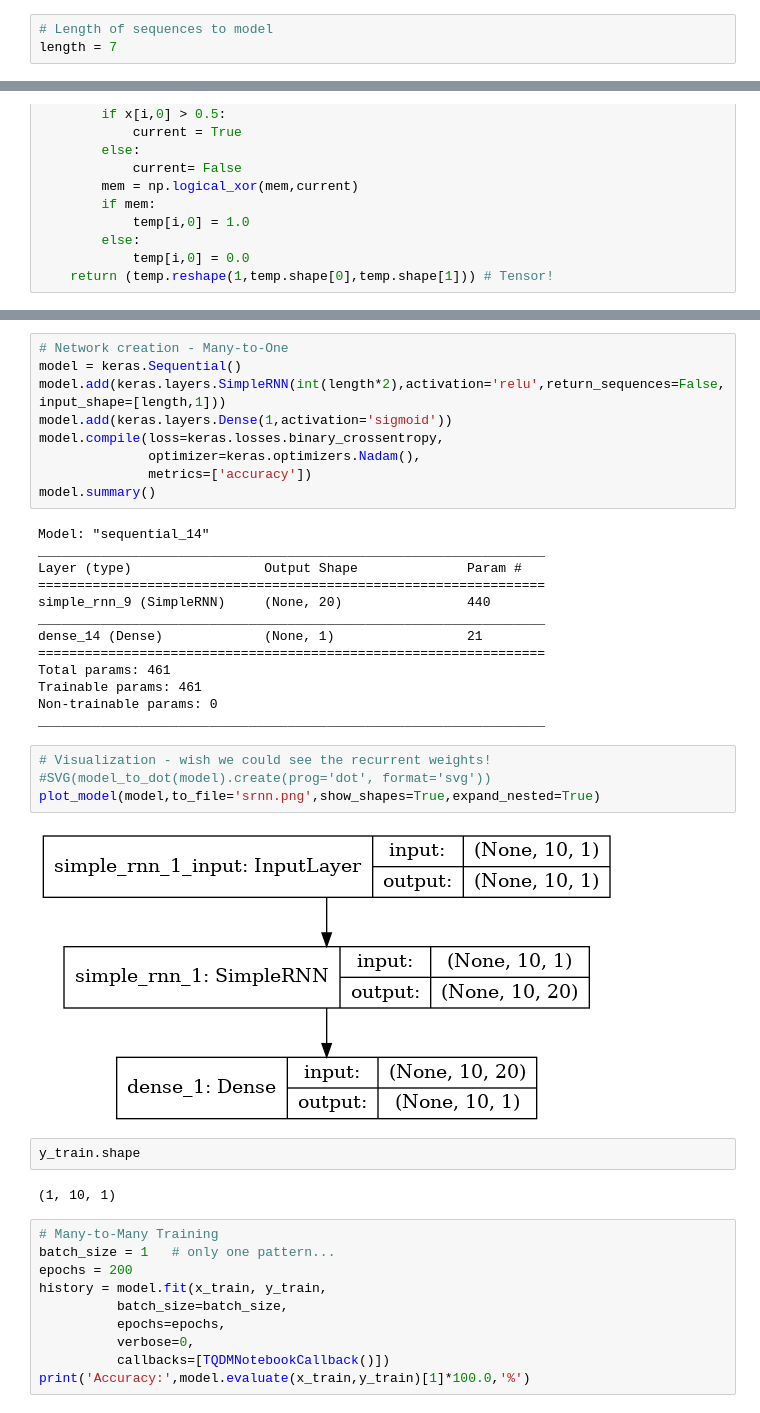
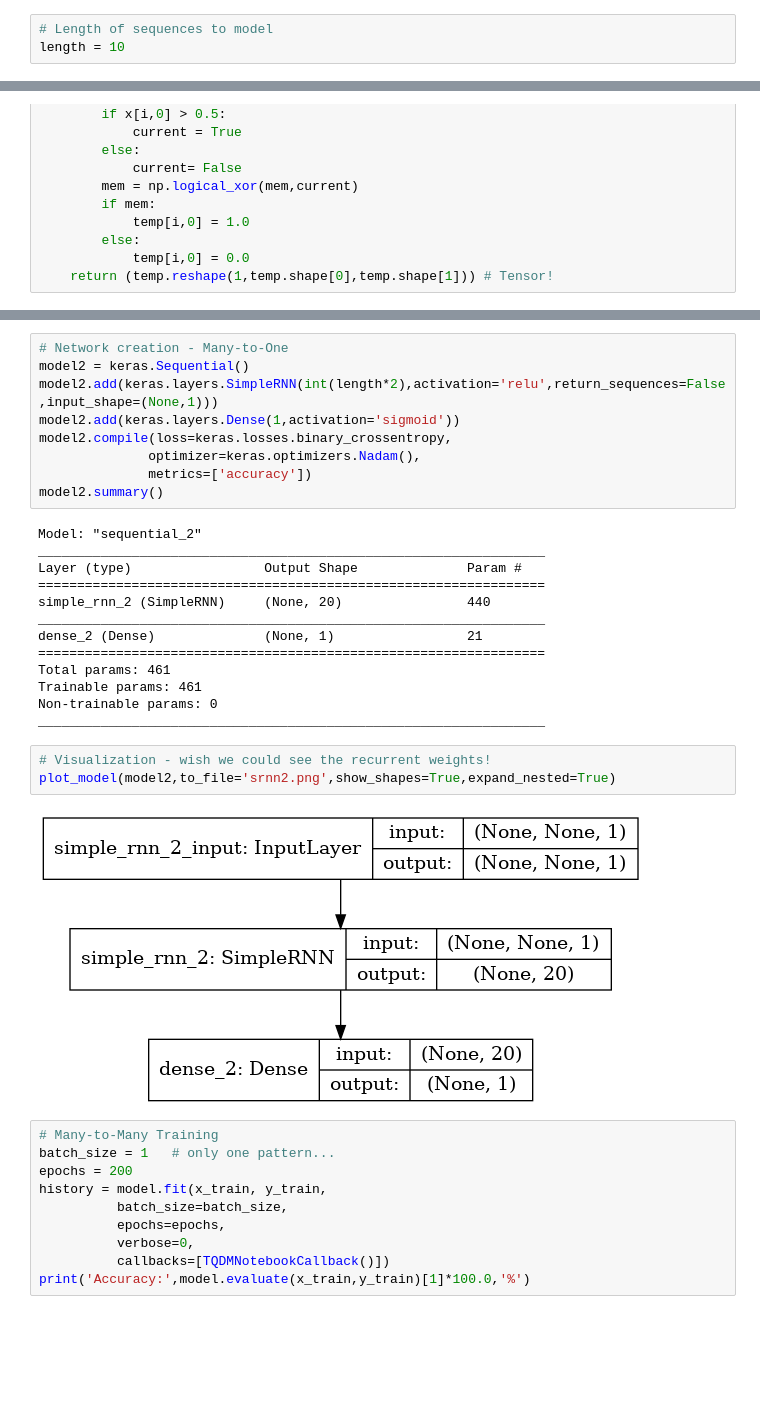
Before and after one commit to CSCI4850/notebook-examples, a Jupyter notebook: Recurrent Neural Networks/Simple Recurrent.ipynb, the cells around one changed output, grey strips where cells are left out. Cells and saved outputs as stored; diff of their text form; blank space fills up the shorter version.

Commit message:
Fixed some problems in simple recurrent

```diff
--- a/Recurrent Neural Networks/Simple Recurrent.ipynb
+++ b/Recurrent Neural Networks/Simple Recurrent.ipynb
@@ -51,7 +51,7 @@ or for the second sequence:
 Therefore, the neural network will be presented with each input (one bit at a time) which by themselves are not enough to make a determination of parity. Instead, it must learn to maintain some internal representation (internal state) of whether it has seen an even or odd number of ones so far. Then, using this internal representation *and* the current input, it can decide how to decode the current input and also how to update the internal representation for the next digit in the sequence.
 # %%
 # Length of sequences to model
-length = 7
+length = 10
 # %% [markdown]
 We can adjust `length` above to change the length of the binary sequences which are presented to the network.
 
@@ -140,20 +146,20 @@ _________________________________________________________________
 # %%
 # Network creation - Many-to-One
-model = keras.Sequential()
-model.add(keras.layers.SimpleRNN(int(length*2),activation='relu',return_sequences=False,input_shape=[length,1]))
-model.add(keras.layers.Dense(1,activation='sigmoid'))
-model.compile(loss=keras.losses.binary_crossentropy,
+model2 = keras.Sequential()
+model2.add(keras.layers.SimpleRNN(int(length*2),activation='relu',return_sequences=False,input_shape=(None,1)))
+model2.add(keras.layers.Dense(1,activation='sigmoid'))
+model2.compile(loss=keras.losses.binary_crossentropy,
               optimizer=keras.optimizers.Nadam(),
               metrics=['accuracy'])
-model.summary()
+model2.summary()
 # %% [output]
-Model: "sequential_14"
+Model: "sequential_2"
 _________________________________________________________________
 Layer (type)                 Output Shape              Param #
 =================================================================
-simple_rnn_9 (SimpleRNN)     (None, 20)                440
+simple_rnn_2 (SimpleRNN)     (None, 20)                440
 _________________________________________________________________
-dense_14 (Dense)             (None, 1)                 21
+dense_2 (Dense)              (None, 1)                 21
 =================================================================
 Total params: 461
 Trainable params: 461
@@ -161,14 +167,9 @@ Non-trainable params: 0
 _________________________________________________________________
 # %%
 # Visualization - wish we could see the recurrent weights!
-#SVG(model_to_dot(model).create(prog='dot', format='svg'))
-plot_model(model,to_file='srnn.png',show_shapes=True,expand_nested=True)
+plot_model(model2,to_file='srnn2.png',show_shapes=True,expand_nested=True)
 # %% [output]
-[figure, old version]
+[figure, new version]
-# %%
-y_train.shape
-# %% [output]
-(1, 10, 1)
 # %%
 # Many-to-Many Training
 batch_size = 1   # only one pattern...
```
Also changed, not shown: parts of 34 cells of this notebook.
